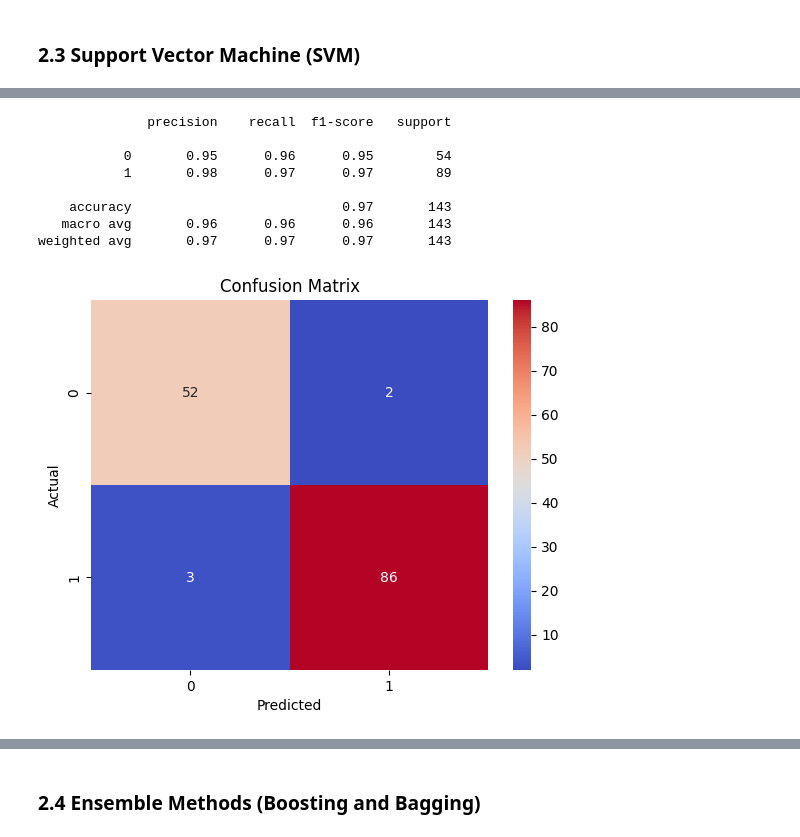
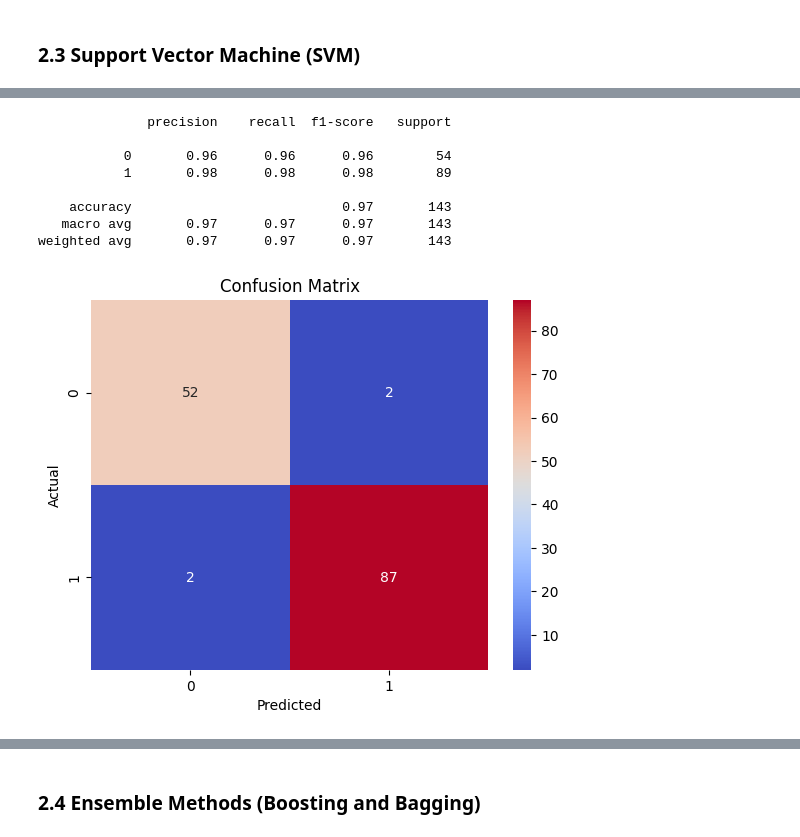
Before and after one commit to Mohammed-Abed-Alkareem/ML-Algorithms-Evaluation, a Jupyter notebook: AssignmentFiles/assignment.ipynb, the cells around one changed output, grey strips where cells are left out. Drawn from its saved outputs; the diff is of its cells as text; code cells hidden in the pictures.

```diff
--- a/AssignmentFiles/assignment.ipynb
+++ b/AssignmentFiles/assignment.ipynb
@@ -217,7 +222,7 @@ K_values = [1, 3, 5, 7, 9, 15]
 
 
 param_grid = {'n_neighbors': K_values}
-knn = KNeighborsClassifier(metric='manhattan')
+knn = KNeighborsClassifier(metric='cosine')
 grid_search = GridSearchCV(knn, param_grid, cv=5, scoring='accuracy')
 grid_search.fit(X_train, y_train)
 # %% [output]
@@ -265,6 +270,6 @@ plt.show()
 # %%
 #train with the best parameters
-knn = KNeighborsClassifier(n_neighbors=5, metric='manhattan')
+knn = KNeighborsClassifier(n_neighbors=5, metric='cosine')
 knn.fit(X_train, y_train)
 
 # test on the test set
@@ -355,6 +360,6 @@ grid_search.best_params_
 # %%
 # Train with the best parameters
-log_reg = LogisticRegression(max_iter=10000, solver='liblinear', penalty='l1', C=100)
+log_reg = LogisticRegression(max_iter=10000, solver='liblinear', penalty='l2', C=1)
 log_reg.fit(X_train, y_train)
 
 # Test on the test set
@@ -412,7 +417,7 @@ print(auc_score)
 
 
 kernels = ['linear', 'poly', 'rbf', 'sigmoid']
-C_vlaues = [0.1, 1, 10, 100]
+C_vlaues = [0.01, 0.1, 0.2, 1, 10, 100]
 
 param_grid = {'kernel': kernels, 'C': C_vlaues}
 
@@ -439,34 +444,34 @@ plt.show()
 # %%
 
 # Train with the best parameters
-svc = SVC(kernel='linear', C=10)
+svc = SVC(kernel='linear', C=0.2)
 
 svc.fit(X_train, y_train)
 
 # Test on the test set
 y_pred = svc.predict(X_test)
 
 # Get full report
 print(classification_report(y_test, y_pred))
 
 # Confusion matrix plot
 
 cm = confusion_matrix(y_test, y_pred)
 sns.heatmap(cm, annot=True, fmt='d', cmap='coolwarm')
 plt.xlabel('Predicted')
 plt.ylabel('Actual')
 plt.title('Confusion Matrix')
 plt.show()
 # %% [output]
               precision    recall  f1-score   support
 
-           0       0.95      0.96      0.95        54
-           1       0.98      0.97      0.97        89
+           0       0.96      0.96      0.96        54
+           1       0.98      0.98      0.98        89
 
     accuracy                           0.97       143
-   macro avg       0.96      0.96      0.96       143
+   macro avg       0.97      0.97      0.97       143
 weighted avg       0.97      0.97      0.97       143
-[figure, old version]
+[figure, new version]
 # %%
 
 # Generate ROC Curve
```
Also changed, not shown: parts of 26 cells of this notebook.
